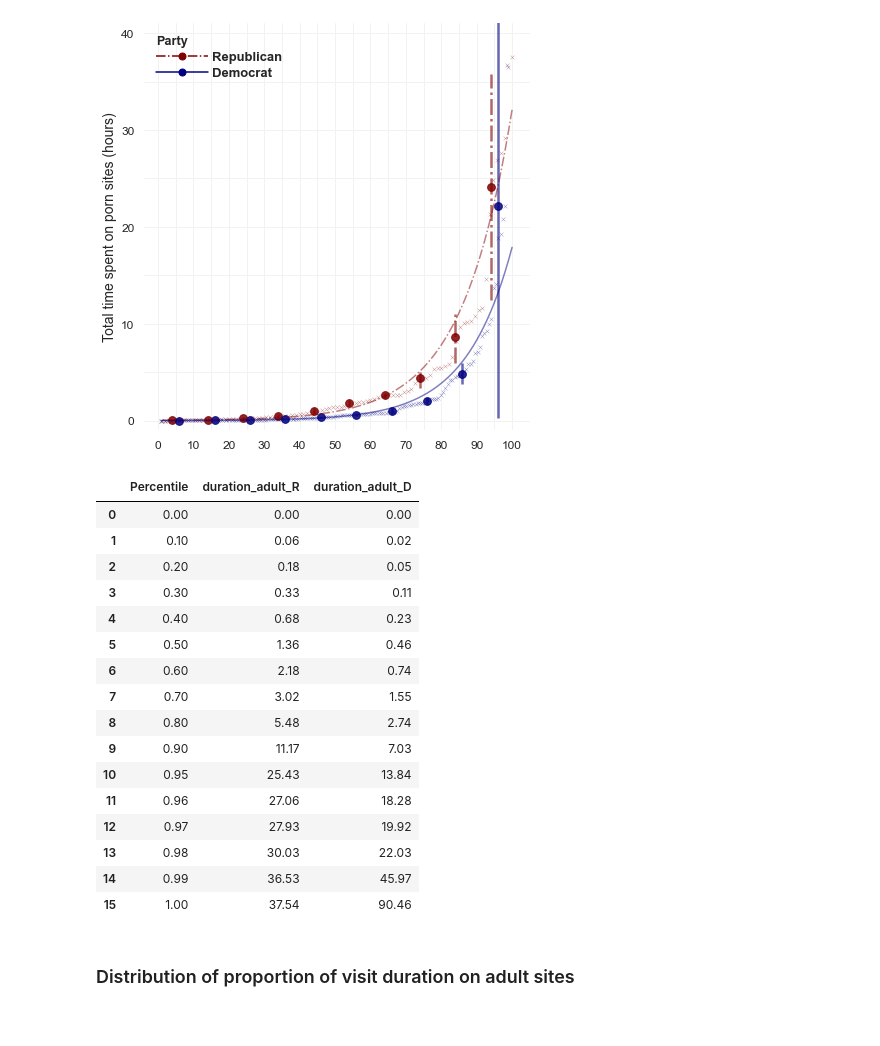
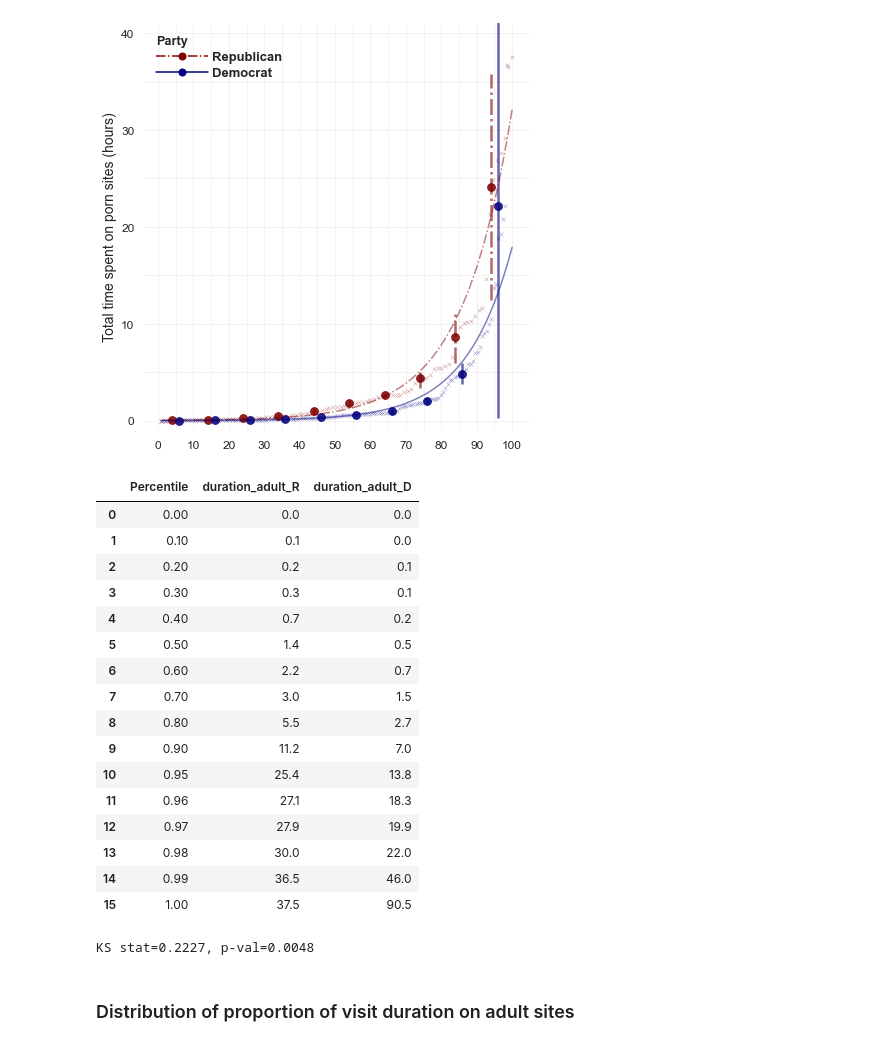
Before and after one commit to soodoku/adult, a Jupyter notebook: scripts/duration_on_adultsites.ipynb, the cells around one changed output. Drawn from its saved outputs; the diff is of its cells as text; code cells hidden in the pictures.

```diff
--- a/scripts/duration_on_adultsites.ipynb
+++ b/scripts/duration_on_adultsites.ipynb
@@ -326,48 +327,56 @@ save_mpl_fig(os.path.join(FIGSAVEDIR, "distribution_duration_on_adultsites_by_pa
 # %%
 # (fold cell) Get table of percentiles
 ntiles = [.0,.1,.2,.3,.4,.5,.6,.7,.8,.9,.95,.96,.97,.98,.99,1]
 _tab_R = (_df
           .query("party=='R'")
           [outcome_var].quantile(ntiles)
           .reset_index()
           .rename_column('index', 'Percentile')
           .rename_column(f'{outcome_var}', f'{outcome_var}_R')
          )
 _tab_D = (_df
           .query("party=='D'")
           [outcome_var].quantile(ntiles)
           .reset_index()
           .rename_column('index', 'Percentile')
           .rename_column(f'{outcome_var}', f'{outcome_var}_D')
          )
 
 tab_perc = (_tab_R
             .merge(_tab_D, on="Percentile", how="left", validate="1:1")
             .assign(
-                **{f"{outcome_var}_R":lambda df: df[f"{outcome_var}_R"].map('{:,.2f}'.format)},
-                **{f"{outcome_var}_D":lambda df: df[f"{outcome_var}_D"].map('{:,.2f}'.format)},
+                **{f"{outcome_var}_R":lambda df: df[f"{outcome_var}_R"].map('{:,.1f}'.format)},
+                **{f"{outcome_var}_D":lambda df: df[f"{outcome_var}_D"].map('{:,.1f}'.format)},
             )
            )
 pandas_to_tex(tab_perc, "../tabs/percentiles_duration_adultsites_by_individuals_by_party")
 tab_perc
 # %% [output]
 |  | Percentile | duration_adult_R | duration_adult_D |
-| 0 | 0.00 | 0.00 | 0.00 |
-| 1 | 0.10 | 0.06 | 0.02 |
-| 2 | 0.20 | 0.18 | 0.05 |
-| 3 | 0.30 | 0.33 | 0.11 |
-| 4 | 0.40 | 0.68 | 0.23 |
-| 5 | 0.50 | 1.36 | 0.46 |
-| 6 | 0.60 | 2.18 | 0.74 |
-| 7 | 0.70 | 3.02 | 1.55 |
-| 8 | 0.80 | 5.48 | 2.74 |
-| 9 | 0.90 | 11.17 | 7.03 |
-| 10 | 0.95 | 25.43 | 13.84 |
-| 11 | 0.96 | 27.06 | 18.28 |
-| 12 | 0.97 | 27.93 | 19.92 |
-| 13 | 0.98 | 30.03 | 22.03 |
-| 14 | 0.99 | 36.53 | 45.97 |
-| 15 | 1.00 | 37.54 | 90.46 |
+| 0 | 0.00 | 0.0 | 0.0 |
+| 1 | 0.10 | 0.1 | 0.0 |
+| 2 | 0.20 | 0.2 | 0.1 |
+| 3 | 0.30 | 0.3 | 0.1 |
+| 4 | 0.40 | 0.7 | 0.2 |
+| 5 | 0.50 | 1.4 | 0.5 |
+| 6 | 0.60 | 2.2 | 0.7 |
+| 7 | 0.70 | 3.0 | 1.5 |
+| 8 | 0.80 | 5.5 | 2.7 |
+| 9 | 0.90 | 11.2 | 7.0 |
+| 10 | 0.95 | 25.4 | 13.8 |
+| 11 | 0.96 | 27.1 | 18.3 |
+| 12 | 0.97 | 27.9 | 19.9 |
+| 13 | 0.98 | 30.0 | 22.0 |
+| 14 | 0.99 | 36.5 | 46.0 |
+| 15 | 1.00 | 37.5 | 90.5 |
+# %%
+# Hours
+x = _df.query("party=='R'")[outcome_var]
+y = _df.query("party=='D'")[outcome_var]
+stat, p_value = kstest(x, y)
+print(f"KS stat={stat:.4f}, p-val={p_value:.4f}")
+# %% [output]
+KS stat=0.2227, p-val=0.0048
 # %% [markdown]
 ### Distribution of proportion of visit duration on adult sites
 # %%
```
Also changed, not shown: parts of 3 cells of this notebook, 16 other files.
